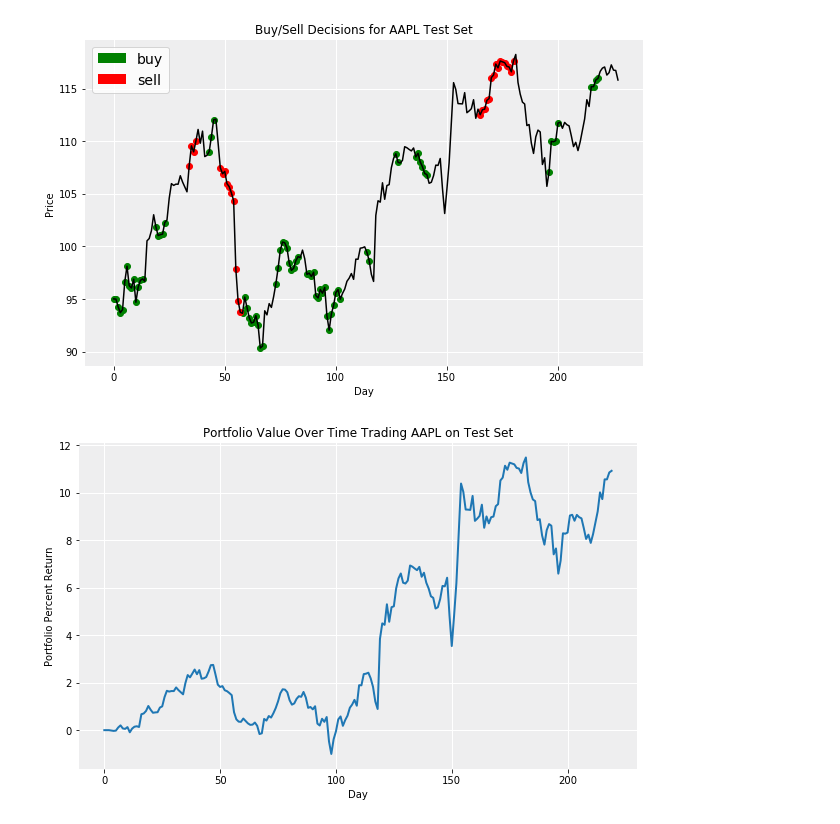
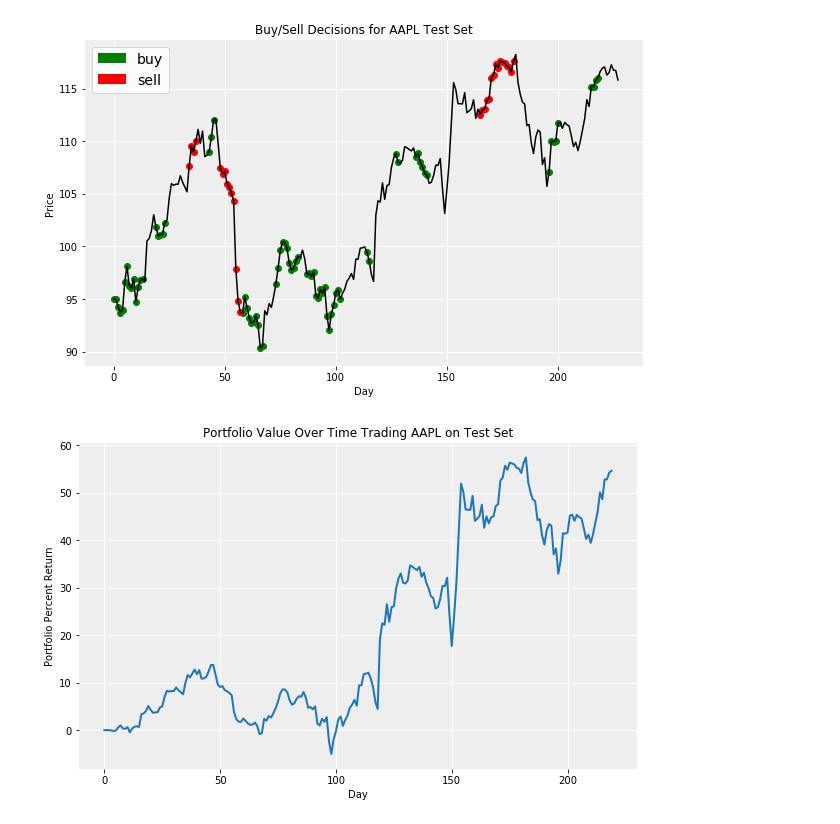
Before and after one commit to munozalexander/Stock-Prediction, a Jupyter notebook: Prediction_Demo_AAPL.ipynb, the cells around one changed output. Drawn from its saved outputs; the diff is of its cells as text; code cells hidden in the pictures.

Commit message:
allowed for differing number of stocks per trade for portfolio return graph

```diff
--- a/Prediction_Demo_AAPL.ipynb
+++ b/Prediction_Demo_AAPL.ipynb
@@ -314,25 +314,26 @@ plt.show()
 # %%
 # simulate portfolio value using buy/sell decisions
 init_value = 10000
+stocks_per_trade = 5
 cash = init_value
 portfolio = Counter()
 returns = [0]
 for date in range(max(buy_dates+sell_dates)+1):
     if date in buy_dates: #buy
-        portfolio['AAPL'] += 1
-        cash = cash - inv_price_transform(y_test[date], scaler)
+        portfolio['AAPL'] += stocks_per_trade
+        cash = cash - stocks_per_trade*inv_price_transform(y_test[date], scaler)
     elif date in sell_dates: #sell
-        portfolio['AAPL'] -= 1
-        cash = cash + inv_price_transform(y_test[date], scaler)
+        portfolio['AAPL'] -= stocks_per_trade
+        cash = cash + stocks_per_trade*inv_price_transform(y_test[date], scaler)
     curr_value = cash + portfolio['AAPL']*inv_price_transform(y_test[date],scaler)
     curr_return = 100*(curr_value - init_value)/init_value
     returns.append(curr_return)
 
 f,a = simple_ax(figsize=(10,6))
 a.plot(returns, linewidth=2)
 a.set_xlabel('Day')
 a.set_ylabel('Portfolio Percent Return')
 a.set_title('Portfolio Value Over Time Trading AAPL on Test Set')
 plt.show()
 # %% [output]
-[figure, old version]
+[figure, new version]
```
